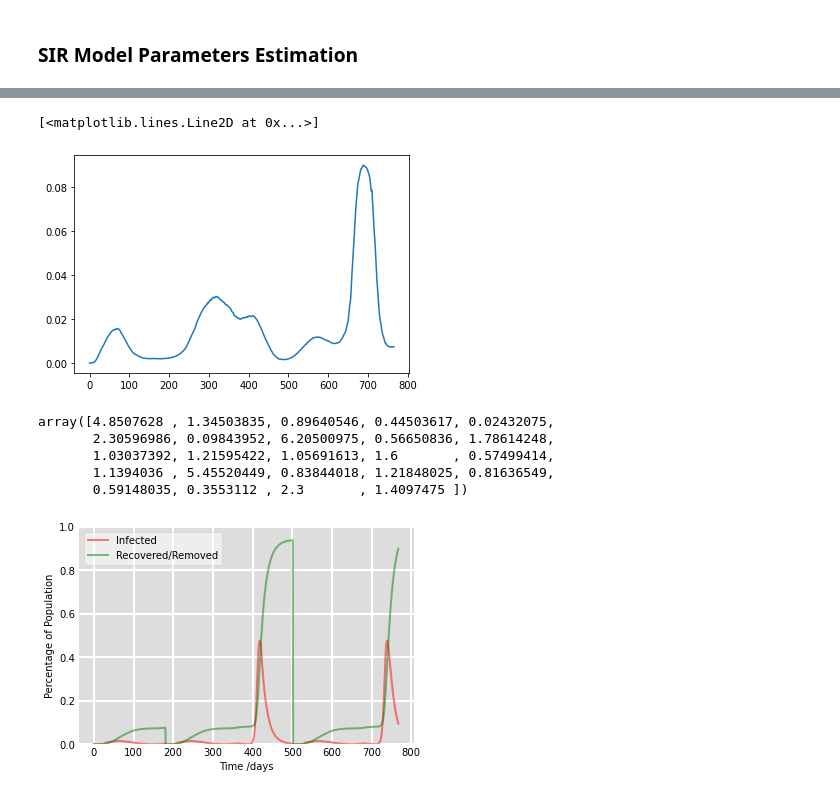
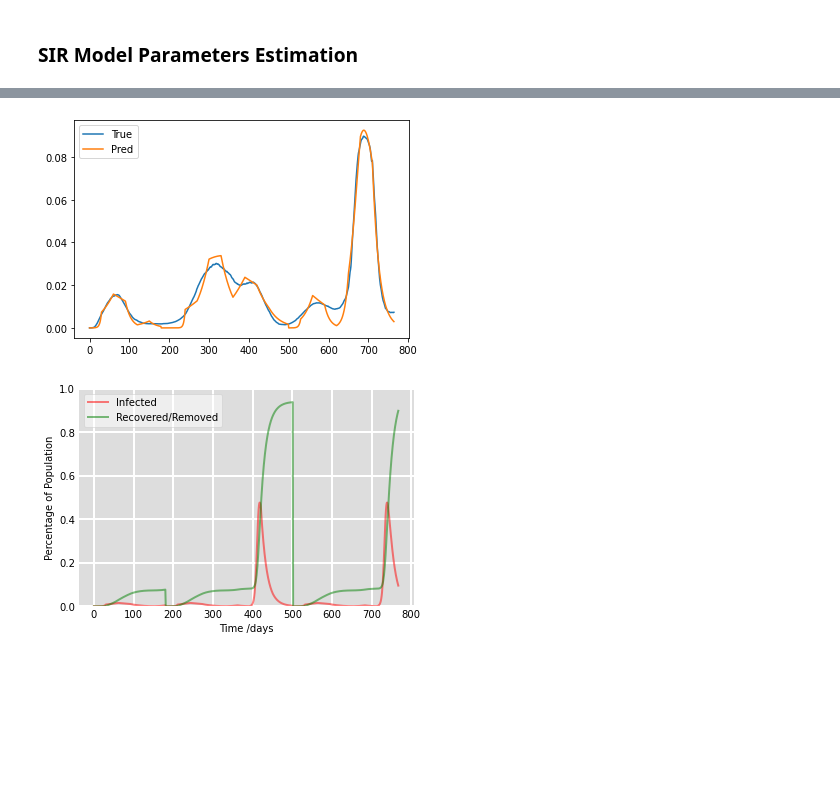
Before and after one commit to cywujeremy/dabp-pandemic-simulation, a Jupyter notebook: nbs/SIR_param_estimation.ipynb, the cells around one changed output, grey strips where cells are left out. Saved outputs shown, nothing was run; the diff lists cells and outputs as text; code cells hidden in the pictures; blank space fills up the shorter version.

```diff
--- a/nbs/SIR_param_estimation.ipynb
+++ b/nbs/SIR_param_estimation.ipynb
@@ -181,5 +201,0 @@ loss_func(est_r0_period_2, NJ_data[time_period[0] + time_period[1]:time_period[0
-# %%
-plt.plot(range(len(NJ_data)), NJ_data)
-# %% [output]
-[<matplotlib.lines.Line2D at 0x...>]
-[figure, removed]
@@ -189,8 +201,0 @@ r0_pred = np.concatenate((np.abs(optimzer_mse_nj0.x), np.abs(optimzer_mse_nj1.x)
-# %%
-r0_pred
-# %% [output]
-array([4.8507628 , 1.34503835, 0.89640546, 0.44503617, 0.02432075,
-       2.30596986, 0.09843952, 6.20500975, 0.56650836, 1.78614248,
-       1.03037392, 1.21595422, 1.05691613, 1.6       , 0.57499414,
-       1.1394036 , 5.45520449, 0.83844018, 1.21848025, 0.81636549,
-       0.59148035, 0.3553112 , 2.3       , 1.4097475 ])
@@ -200,3 +202,15 @@ r0_pred[22] = 2.3
+# %%
+S = np.concatenate((S_p0, S_p1, S_p2))
+I = np.concatenate((I_p0, I_p1, I_p2))
+R = np.concatenate((R_p0, R_p1, R_p2))
+# %%
+fig, ax = plt.subplots()
+ax.plot(range(len(I)), NJ_data[:-1], label="True")
+ax.plot(range(len(I)), I / N_NJ, label="Pred")
+plt.legend()
+plt.show()
+# %% [output]
+[figure, added]
 # %%
 gamma = 1./14
 state = "NJ"
```
Also changed, not shown: parts of 14 cells of this notebook.
